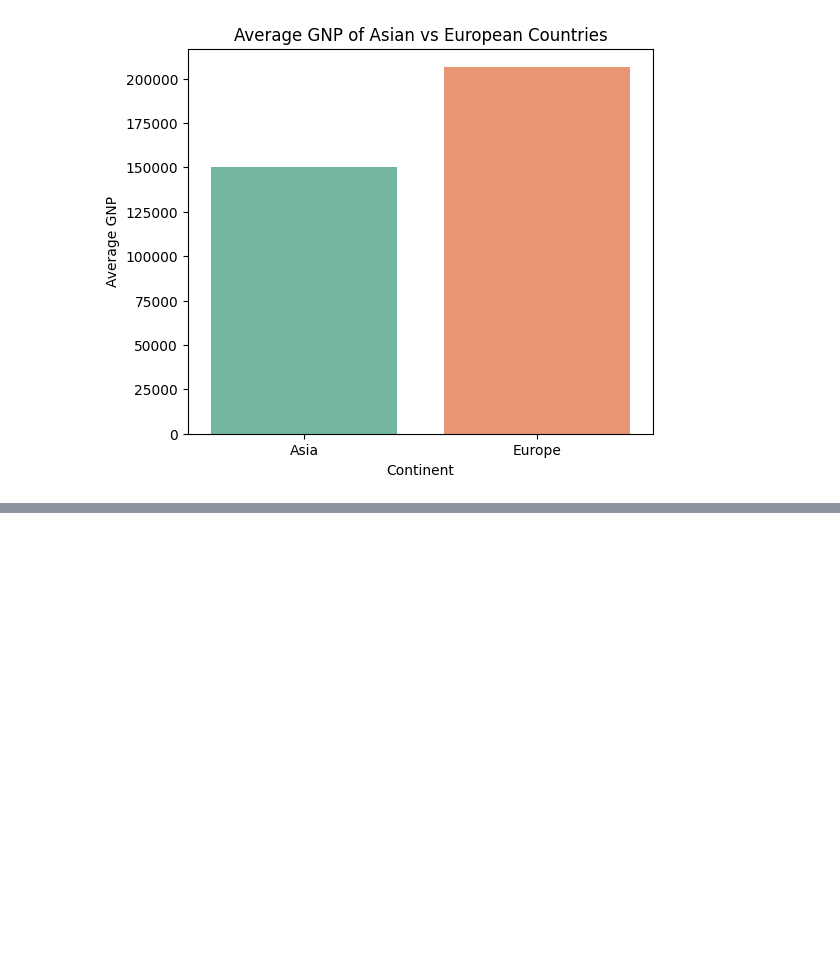
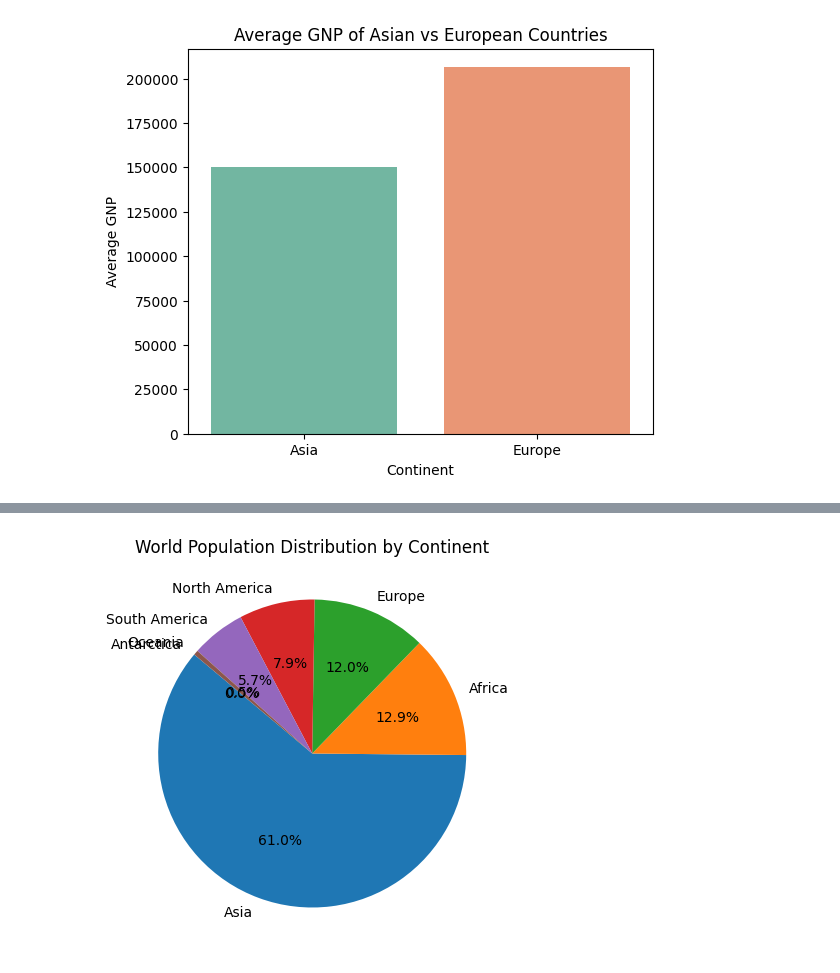
Before and after one commit to khalidkhankakar/SQL-for-datascience, a Jupyter notebook: projects/world_countries/main.ipynb, the cells around one changed output, grey strips where cells are left out. Drawn from its saved outputs; the diff is of its cells as text; code cells hidden in the pictures; blank space fills up the shorter version.

```diff
--- a/projects/world_countries/main.ipynb
+++ b/projects/world_countries/main.ipynb
@@ -386,0 +397,19 @@ plt.show()
+# %%
+query = """
+SELECT Continent,
+       SUM(Population) AS TotalPopulation,
+       (SUM(Population) * 100.0 / (SELECT SUM(Population) FROM country)) AS ContinentPercentage
+FROM country
+GROUP BY Continent
+ORDER BY ContinentPercentage DESC;
+"""
+df = pd.read_sql(query, conn)
+df
+
+# Pie chart
+plt.figure(figsize=(5,5))
+plt.pie(df['TotalPopulation'], labels=df['Continent'], autopct='%1.1f%%', startangle=140)
+plt.title("World Population Distribution by Continent")
+plt.show()
+# %% [output]
+[figure, added]
```
Also changed, not shown: parts of 2 cells of this notebook.
